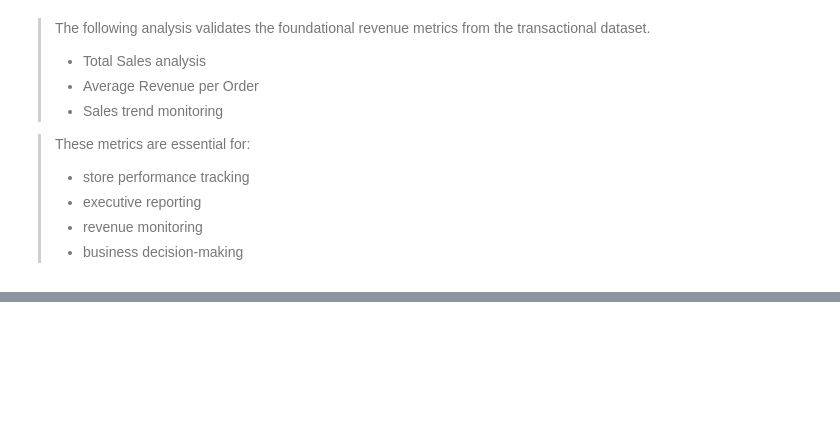
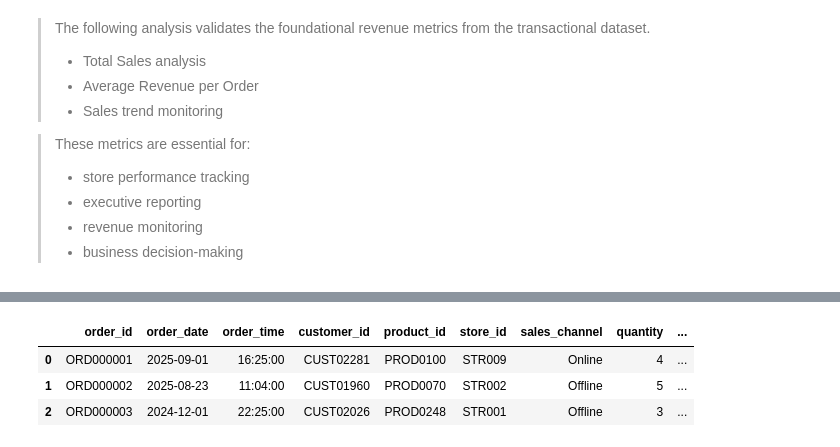
Before and after one commit to utkarshdhangar5/retail-sales-inventory-analytics, a Jupyter notebook: notebooks/ExploratoryDataAnalysis.ipynb, the cells around one changed output, grey strips where cells are left out. Cells and saved outputs as stored; diff of their text form; code cells hidden in the pictures; blank space fills up the shorter version.

```diff
--- a/notebooks/ExploratoryDataAnalysis.ipynb
+++ b/notebooks/ExploratoryDataAnalysis.ipynb
@@ -412,0 +468,13 @@ Average Revenue per Order: 65,827.32
+# %%
+orders_products = fact_orders.merge(
+    dim_products,
+    on='product_id',
+    how='left'
+)
+
+orders_products.head(3)
+# %% [output]
+|  | order_id | order_date | order_time | customer_id | product_id | store_id | sales_channel | quantity | ... |
+| 0 | ORD000001 | 2025-09-01 | 16:25:00 | CUST02281 | PROD0100 | STR009 | Online | 4 | ... |
+| 1 | ORD000002 | 2025-08-23 | 11:04:00 | CUST01960 | PROD0070 | STR002 | Offline | 5 | ... |
+| 2 | ORD000003 | 2024-12-01 | 22:25:00 | CUST02026 | PROD0248 | STR001 | Offline | 3 | ... |
```
Also changed, not shown: parts of 6 cells of this notebook.
